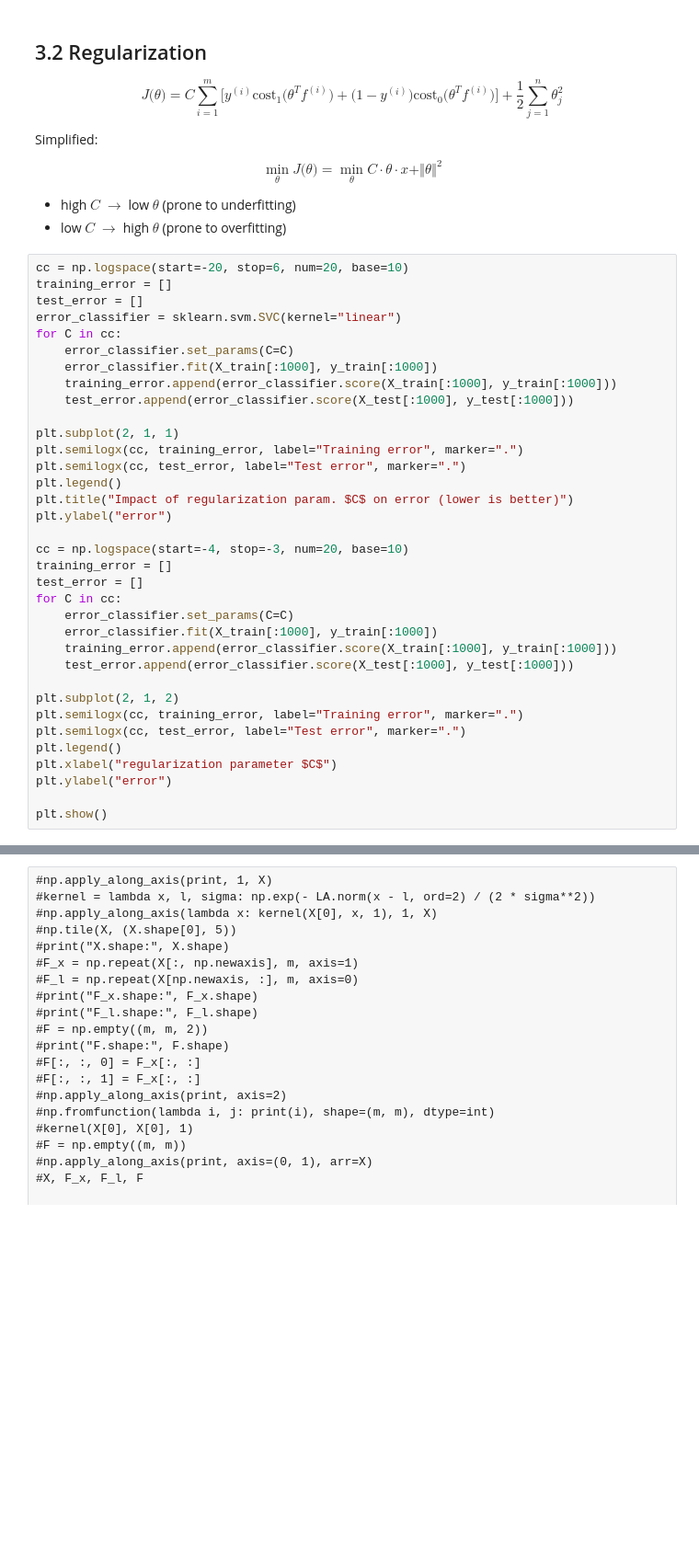
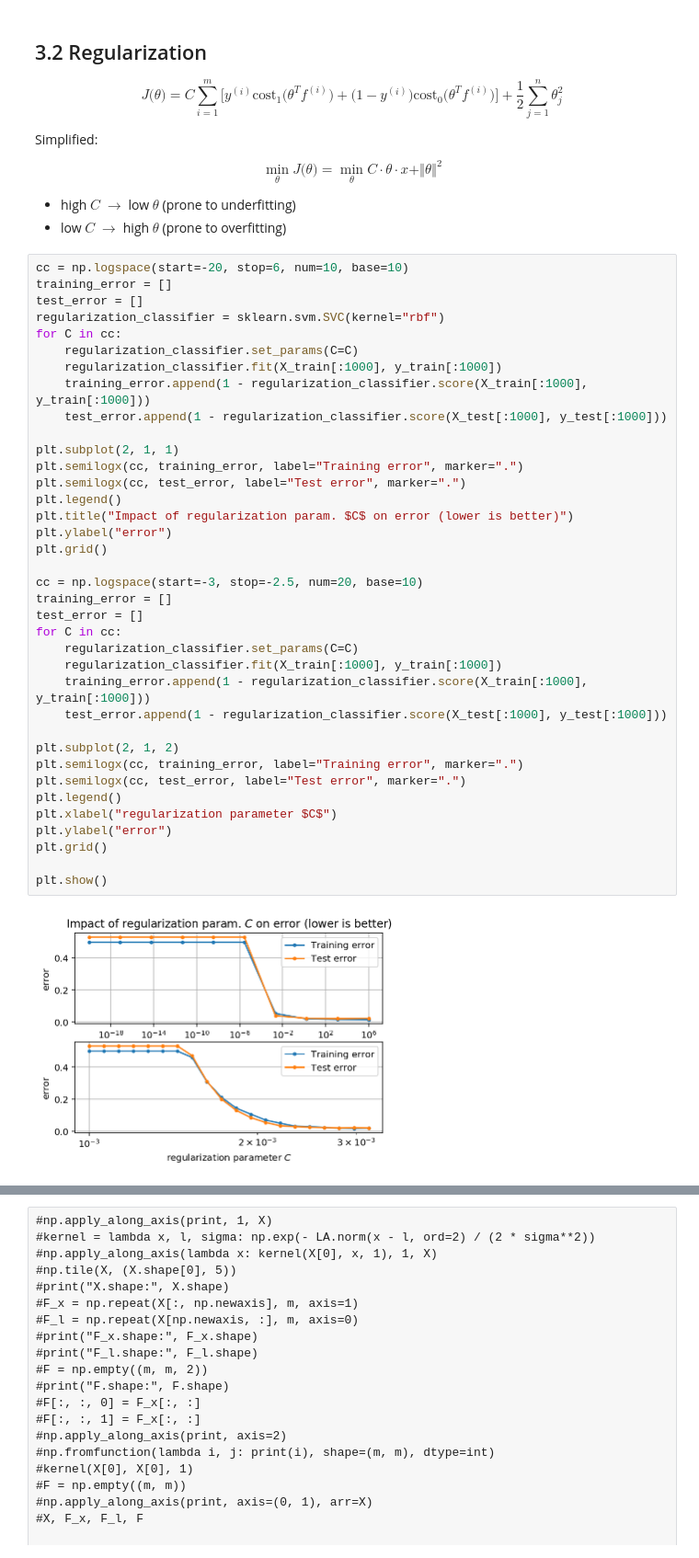
Before and after one commit to NIPE-SYSTEMS/support-vector-machine, a Jupyter notebook: Support Vector Machine.ipynb, the cells around one changed output, grey strips where cells are left out. Shown at 92% size. Drawn from its saved outputs; the diff is of its cells as text; blank space fills up the shorter version.

```diff
--- a/Support Vector Machine.ipynb
+++ b/Support Vector Machine.ipynb
@@ -531,37 +525,41 @@ $$ \min_{\theta} J\big(\theta\big) = \min_{\theta} C \cdot \theta \cdot x + \Ver
 * high $C$ $\rightarrow$ low $\theta$ (prone to underfitting)
 * low $C$ $\rightarrow$ high $\theta$ (prone to overfitting)
 # %%
-cc = np.logspace(start=-20, stop=6, num=20, base=10)
+cc = np.logspace(start=-20, stop=6, num=10, base=10)
 training_error = []
 test_error = []
-error_classifier = sklearn.svm.SVC(kernel="linear")
+regularization_classifier = sklearn.svm.SVC(kernel="rbf")
 for C in cc:
-    error_classifier.set_params(C=C)
-    error_classifier.fit(X_train[:1000], y_train[:1000])
-    training_error.append(error_classifier.score(X_train[:1000], y_train[:1000]))
-    test_error.append(error_classifier.score(X_test[:1000], y_test[:1000]))
+    regularization_classifier.set_params(C=C)
+    regularization_classifier.fit(X_train[:1000], y_train[:1000])
+    training_error.append(1 - regularization_classifier.score(X_train[:1000], y_train[:1000]))
+    test_error.append(1 - regularization_classifier.score(X_test[:1000], y_test[:1000]))
 
 plt.subplot(2, 1, 1)
 plt.semilogx(cc, training_error, label="Training error", marker=".")
 plt.semilogx(cc, test_error, label="Test error", marker=".")
 plt.legend()
 plt.title("Impact of regularization param. $C$ on error (lower is better)")
 plt.ylabel("error")
+plt.grid()
 
-cc = np.logspace(start=-4, stop=-3, num=20, base=10)
+cc = np.logspace(start=-3, stop=-2.5, num=20, base=10)
 training_error = []
 test_error = []
 for C in cc:
-    error_classifier.set_params(C=C)
-    error_classifier.fit(X_train[:1000], y_train[:1000])
-    training_error.append(error_classifier.score(X_train[:1000], y_train[:1000]))
-    test_error.append(error_classifier.score(X_test[:1000], y_test[:1000]))
+    regularization_classifier.set_params(C=C)
+    regularization_classifier.fit(X_train[:1000], y_train[:1000])
+    training_error.append(1 - regularization_classifier.score(X_train[:1000], y_train[:1000]))
+    test_error.append(1 - regularization_classifier.score(X_test[:1000], y_test[:1000]))
 
 plt.subplot(2, 1, 2)
 plt.semilogx(cc, training_error, label="Training error", marker=".")
 plt.semilogx(cc, test_error, label="Test error", marker=".")
 plt.legend()
 plt.xlabel("regularization parameter $C$")
 plt.ylabel("error")
+plt.grid()
 
 plt.show()
+# %% [output]
+[figure, added]
```
Also changed, not shown: parts of 35 cells of this notebook.
